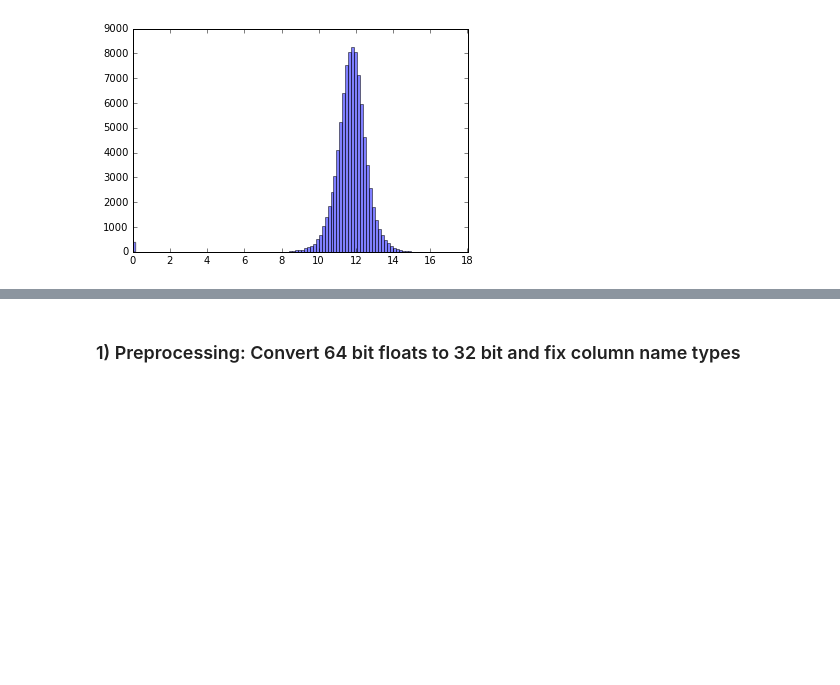
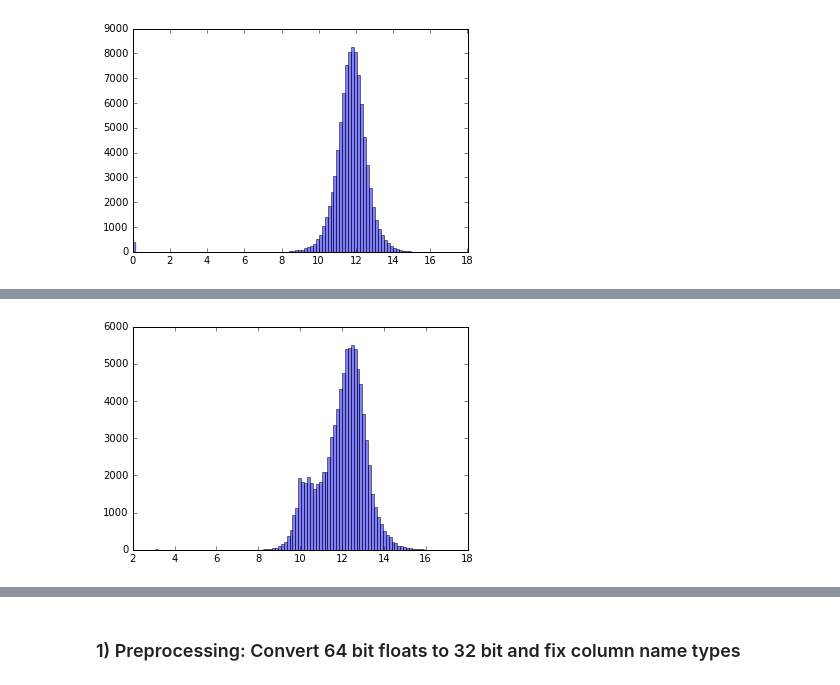
Before and after one commit to pmasiphelps/ZillowPillow, a Jupyter notebook: Zillow_working_PMP.ipynb, the cells around one changed output, grey strips where cells are left out. Drawn from its saved outputs; the diff is of its cells as text; code cells hidden in the pictures; blank space fills up the shorter version.

```diff
--- a/Zillow_working_PMP.ipynb
+++ b/Zillow_working_PMP.ipynb
@@ -68,2 +95,3 @@ hot_encode_cols = [
 # %%
 train_master['structuretaxvaluedollarcnt'] = train_master['structuretaxvaluedollarcnt'].replace(to_replace= 0, value = 1)
+train_master['landtaxvaluedollarcnt'] = train_master['landtaxvaluedollarcnt'].replace(to_replace= 0, value = 1)
@@ -72,2 +98,5 @@ train_master['structuretaxvaluedollarcnt'] = train_master['structuretaxvaluedoll
 # %%
-train_master.logstructuretaxvaluedollarcnt = np.log(train_master.structuretaxvaluedollarcnt)
+train_master['logstructuretaxvaluedollarcnt'] = np.log(train_master['structuretaxvaluedollarcnt'])
+train_master['loglandtaxvaluedollarcnt'] = np.log(train_master['landtaxvaluedollarcnt'])
+# %%
+train_master['fullbathcnt'] = train_master['fullbathcnt'].replace(to_replace= -1, value = 2)
@@ -73,0 +107,4 @@ train_master.logstructuretaxvaluedollarcnt = np.log(train_master.structuretaxval
+# %%
+#impute mean year built for missing values (coded as -1): 1969
+
+train_master.yearbuilt[train_master.yearbuilt == -1] = 1969
@@ -78,0 +126,5 @@ plt.show()
+# %%
+n, bins, patches = plt.hist(train_master.loglandtaxvaluedollarcnt, 100, facecolor='blue', alpha=0.5)
+plt.show()
+# %% [output]
+[figure, added]
```
Also changed, not shown: parts of 46 cells of this notebook.
